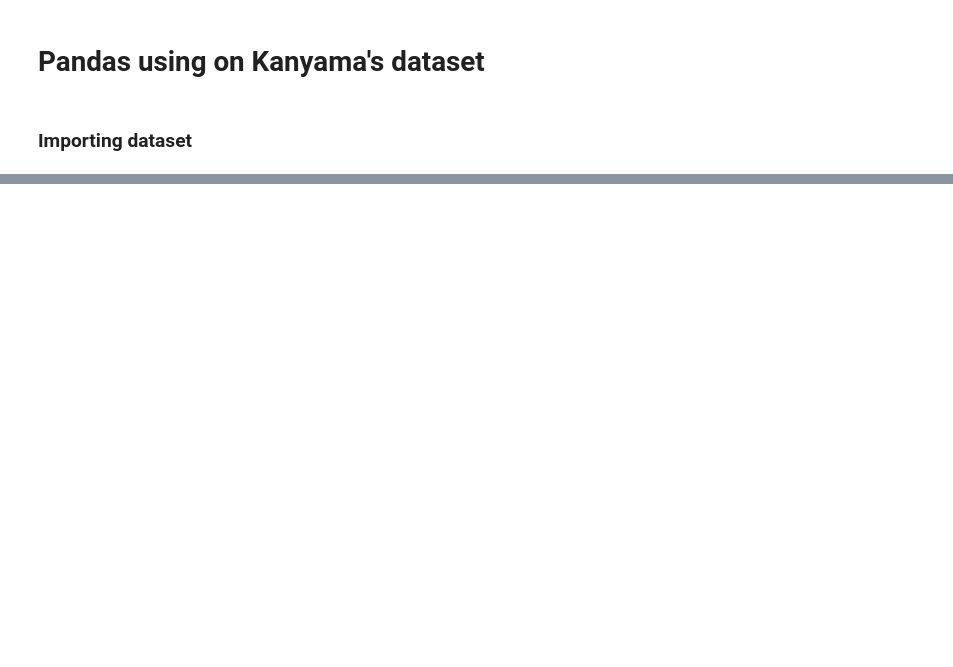
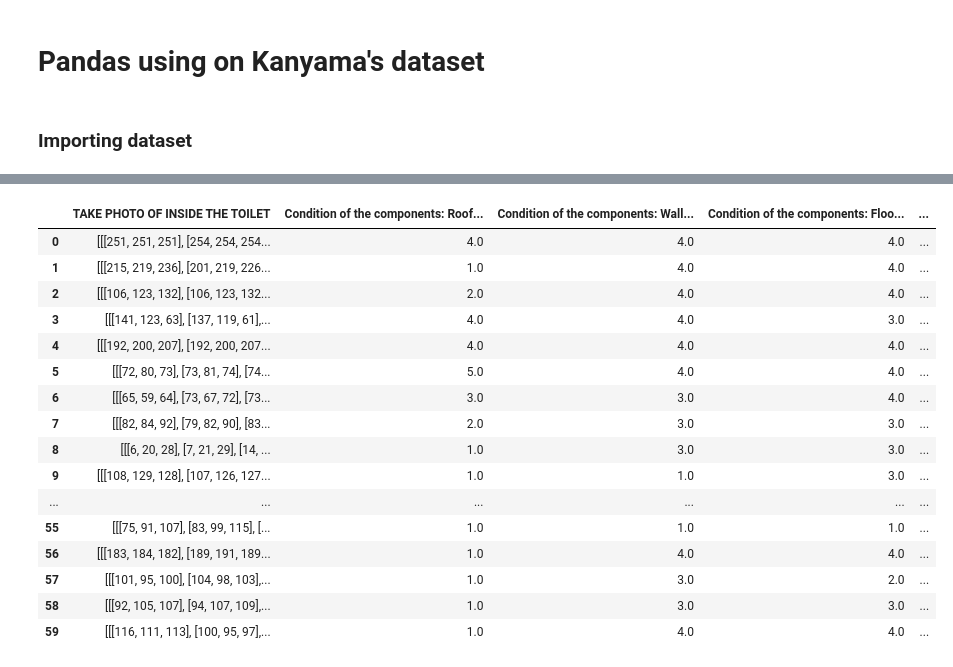
Before and after one commit to loumishima/Kanyama-Data-Exploration, a Jupyter notebook: Kanyama - Pandas.ipynb, the cells around one changed output, grey strips where cells are left out. Cells and saved outputs as stored; diff of their text form; code cells hidden in the pictures; blank space fills up the shorter version.

```diff
--- a/Kanyama - Pandas.ipynb
+++ b/Kanyama - Pandas.ipynb
@@ -95,6 +62,7 @@ Name: TAKE  PHOTO OF INSIDE THE TOILET, Length: 13081, dtype: object
 # %%
 def url_to_img(urls):
     result = []
+    count = 0
     for url in urls:
         try:
             image = io.imread(url)
@@ -103,13 +71,17 @@ def url_to_img(urls):
             height = int(image.shape[0] * 0.3)
             image = cv2.resize(image, (width, height), interpolation = cv2.INTER_AREA)
             result.append(image)
+            cv2.imwrite(f'/Users/gather3/Documents/Kanyama - Data Exploration/Kanyama Data Exploration/CNN - Images/{count}.jpg',
+                       image)
+            count += 1
         except:
             print(f'Link {url} is unavailable ')
             result.append(np.nan)
+            count += 1
             pass
 
     return result
 # %%
-teste = url_to_img(dados.loc[:,'TAKE \xa0PHOTO OF INSIDE THE TOILET'])
-#dados.loc[:,'TAKE \xa0PHOTO OF INSIDE THE TOILET'] = url_to_img(dados.loc[:,'TAKE \xa0PHOTO OF INSIDE THE TOILET'])
+#definitive_photos = url_to_img(dados.loc[:11,'TAKE \xa0PHOTO OF INSIDE THE TOILET'])
+definitive_photos = url_to_img(dados.loc[:60,'TAKE \xa0PHOTO OF INSIDE THE TOILET'])
 #dados['TAKE \xa0PHOTO OF INSIDE THE TOILET']
@@ -121,0 +88,26 @@ ValueError: The truth value of an array with more than one element is ambiguous.
+# %%
+np.save('definitive_photos', definitive_photos)
+
+dados.loc[:60,'TAKE \xa0PHOTO OF INSIDE THE TOILET'] = definitive_photos
+
+photo_prototype = dados.loc[:60, :].copy()
+
+photo_prototype.head(60)
+# %% [output]
+|  | TAKE PHOTO OF INSIDE THE TOILET | Condition of the components: Roof... | Condition of the components: Wall... | Condition of the components: Floo... | ... |
+| 0 | [[[251, 251, 251], [254, 254, 254... | 4.0 | 4.0 | 4.0 | ... |
+| 1 | [[[215, 219, 236], [201, 219, 226... | 1.0 | 4.0 | 4.0 | ... |
+| 2 | [[[106, 123, 132], [106, 123, 132... | 2.0 | 4.0 | 4.0 | ... |
+| 3 | [[[141, 123, 63], [137, 119, 61],... | 4.0 | 4.0 | 3.0 | ... |
+| 4 | [[[192, 200, 207], [192, 200, 207... | 4.0 | 4.0 | 4.0 | ... |
+| 5 | [[[72, 80, 73], [73, 81, 74], [74... | 5.0 | 4.0 | 4.0 | ... |
+| 6 | [[[65, 59, 64], [73, 67, 72], [73... | 3.0 | 3.0 | 4.0 | ... |
+| 7 | [[[82, 84, 92], [79, 82, 90], [83... | 2.0 | 3.0 | 3.0 | ... |
+| 8 | [[[6, 20, 28], [7, 21, 29], [14, ... | 1.0 | 3.0 | 3.0 | ... |
+| 9 | [[[108, 129, 128], [107, 126, 127... | 1.0 | 1.0 | 3.0 | ... |
+| ... | ... | ... | ... | ... | ... |
+| 55 | [[[75, 91, 107], [83, 99, 115], [... | 1.0 | 1.0 | 1.0 | ... |
+| 56 | [[[183, 184, 182], [189, 191, 189... | 1.0 | 4.0 | 4.0 | ... |
+| 57 | [[[101, 95, 100], [104, 98, 103],... | 1.0 | 3.0 | 2.0 | ... |
+| 58 | [[[92, 105, 107], [94, 107, 109],... | 1.0 | 3.0 | 3.0 | ... |
+| 59 | [[[116, 111, 113], [100, 95, 97],... | 1.0 | 4.0 | 4.0 | ... |
```
Also changed, not shown: parts of 13 cells of this notebook, 17 other files.
